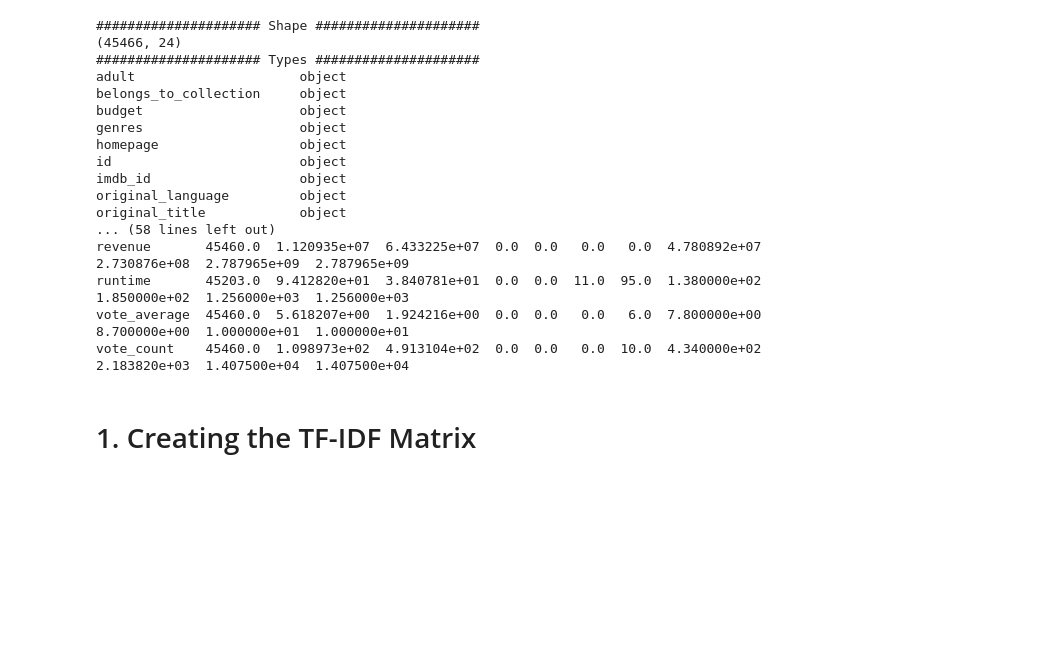
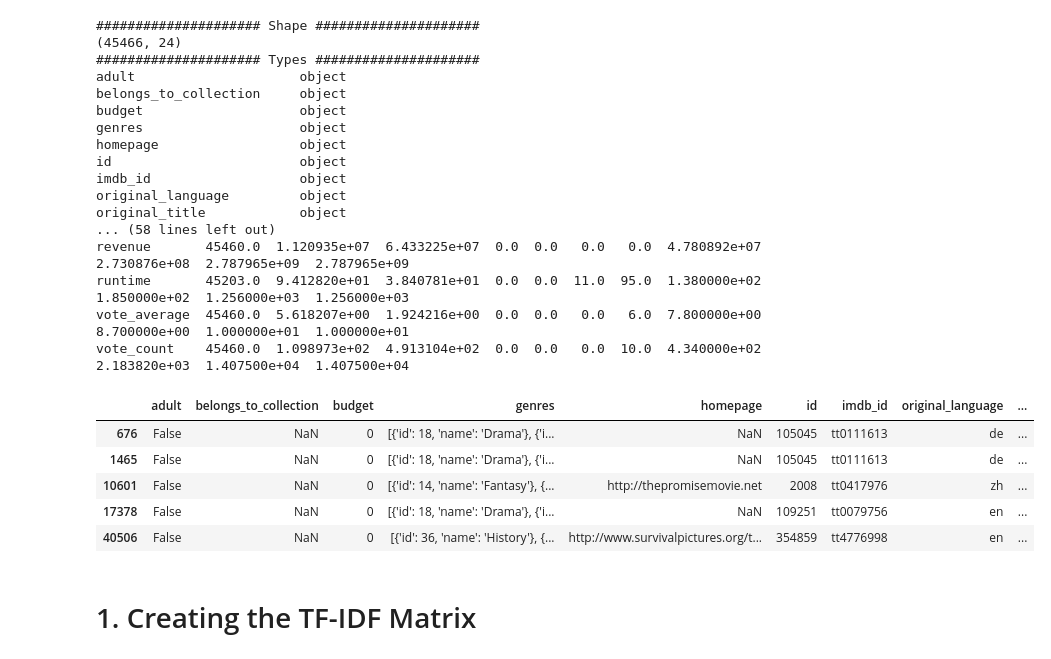
Before and after one commit to Jaime44/WorkSpace, a Jupyter notebook: models/content filter colaborative/content-based-recommendation_Original.ipynb, the cells around one changed output. Saved outputs shown, nothing was run; the diff lists cells and outputs as text; code cells hidden in the pictures; blank space fills up the shorter version.

```diff
--- a/models/content filter colaborative/content-based-recommendation_Original.ipynb
+++ b/models/content filter colaborative/content-based-recommendation_Original.ipynb
@@ -118,6 +118,29 @@ revenue       45460.0  1.120935e+07  6.433225e+07  0.0  0.0   0.0   0.0  4.78089
 runtime       45203.0  9.412820e+01  3.840781e+01  0.0  0.0  11.0  95.0  1.380000e+02  1.850000e+02  1.256000e+03  1.256000e+03
 vote_average  45460.0  5.618207e+00  1.924216e+00  0.0  0.0   0.0   6.0  7.800000e+00  8.700000e+00  1.000000e+01  1.000000e+01
 vote_count    45460.0  1.098973e+02  4.913104e+02  0.0  0.0   0.0  10.0  4.340000e+02  2.183820e+03  1.407500e+04  1.407500e+04
+# %%
+# Reemplaza 'df' con el nombre de tu DataFrame y 'nombre_columna' con el nombre de tu columna
+columna_deseada = 'title'
+valor_a_verificar = 'The Promise'
+
+# Encuentra las filas que tienen el mismo valor que 'valor_a_verificar' en la columna seleccionada
+filas_duplicadas = df[df[columna_deseada] == valor_a_verificar]
+
+
+# # Encuentra las filas duplicadas en la columna seleccionada
+# filas_duplicadas = df[df.duplicated(subset=[columna_deseada], keep=False)]
+# # Encuentra las filas duplicadas en la columna seleccionada, excluyendo la primera aparición
+# filas_duplicadas = df[df.duplicated(subset=[columna_deseada], keep='first')]
+
+# Muestra las filas que tienen el mismo valor en la columna seleccionada
+filas_duplicadas.head()
+# %% [output]
+|  | adult | belongs_to_collection | budget | genres | homepage | id | imdb_id | original_language | ... |
+| 676 | False | NaN | 0 | [{'id': 18, 'name': 'Drama'}, {'i... | NaN | 105045 | tt0111613 | de | ... |
+| 1465 | False | NaN | 0 | [{'id': 18, 'name': 'Drama'}, {'i... | NaN | 105045 | tt0111613 | de | ... |
+| 10601 | False | NaN | 0 | [{'id': 14, 'name': 'Fantasy'}, {... | http://thepromisemovie.net | 2008 | tt0417976 | zh | ... |
+| 17378 | False | NaN | 0 | [{'id': 18, 'name': 'Drama'}, {'i... | NaN | 109251 | tt0079756 | en | ... |
+| 40506 | False | NaN | 0 | [{'id': 36, 'name': 'History'}, {... | http://www.survivalpictures.org/t... | 354859 | tt4776998 | en | ... |
 # %% [markdown]
 # 1. Creating the TF-IDF Matrix
 # %%
```
Also changed, not shown: parts of 8 cells of this notebook, 3 other files.
